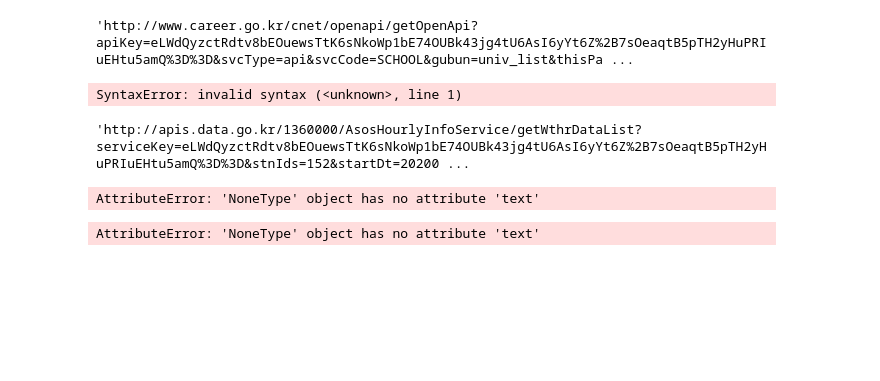
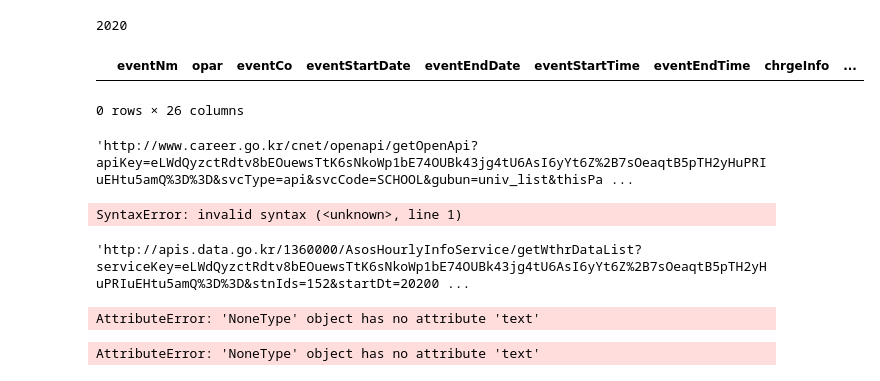
Before and after one commit to Goodmytoy/Passenger_Demand, a Jupyter notebook: model/Untitled.ipynb, the cells around one changed output. Cells and saved outputs as stored; diff of their text form; code cells hidden in the pictures; blank space fills up the shorter version.

```diff
--- a/model/Untitled.ipynb
+++ b/model/Untitled.ipynb
@@ -225,3 +312,26 @@ def Load_University_Data(params_dict,
+# %%
+event_data_temp = event_data.copy()
+# %%
+event_data = event_data_temp.copy()
+# %%
+# 날짜데이터 형변환
+event_data["eventStartDate"] = pd.to_datetime(event_data["eventStartDate"], format = "%Y-%m-%d")
+event_data["eventEndDate"] = pd.to_datetime(event_data["eventEndDate"], format = "%Y-%m-%d")
+event_data["referenceDate"] = pd.to_datetime(event_data["referenceDate"], format = "%Y-%m-%d")
+
+# 선택된 지역 데이터 추출
+event_data = event_data.loc[event_data["rdnmadr"].str.contains("울산")]
+# %%
+event_data["eventStartDate"].dt.year[1403] == '20'
+# %% [output]
+2020
+# %%
+event_data = event_data.loc[(event_data["eventStartDate"].dt.year == "2020")]
+# %%
+event_data
+# %% [output]
+|  | eventNm | opar | eventCo | eventStartDate | eventEndDate | eventStartTime | eventEndTime | chrgeInfo | ... |
+0 rows × 26 columns
 # %%
 university_params = {"apiKey" : service_key,
                           "svcType" : 'api',
```
Also changed, not shown: parts of 3 cells of this notebook, 4 other files.
